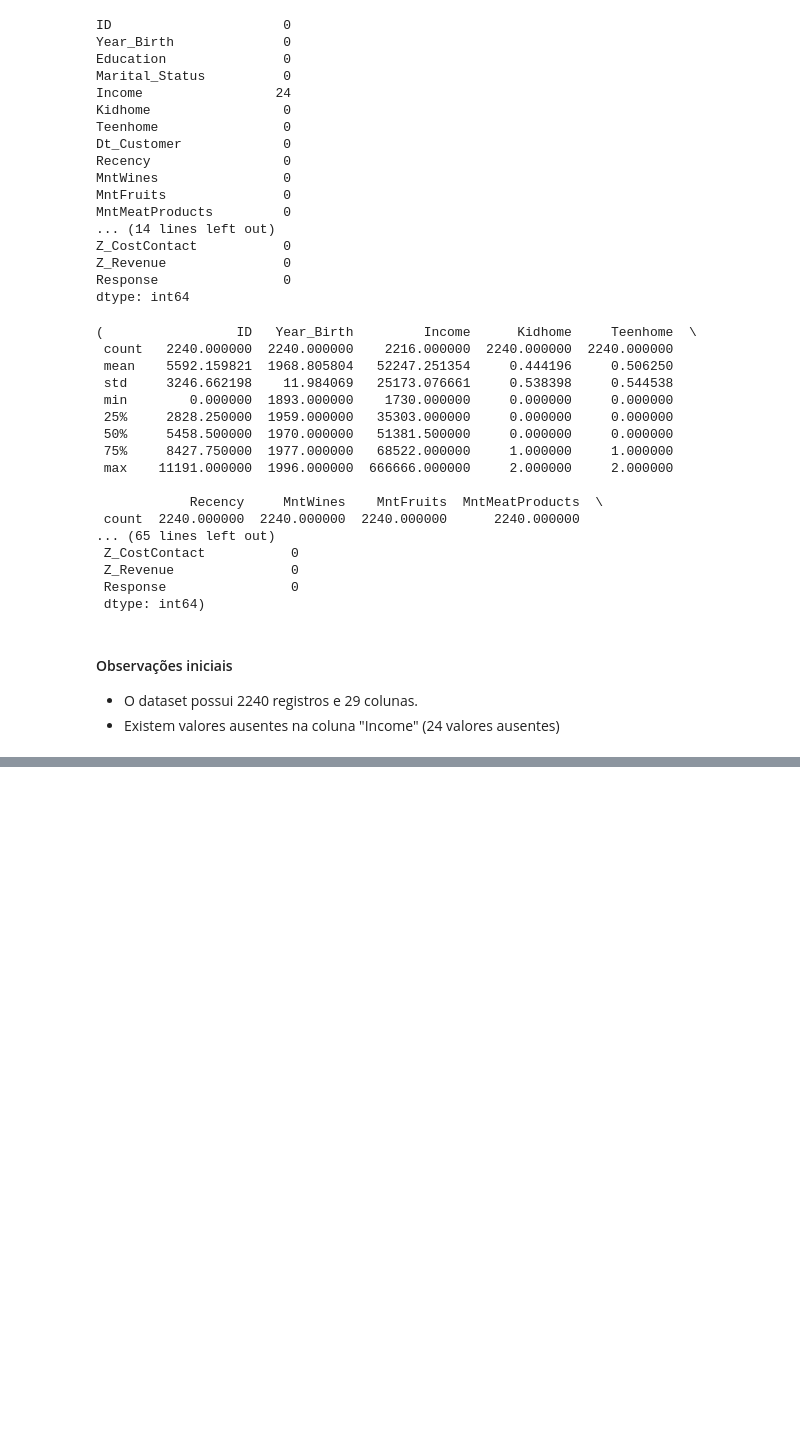
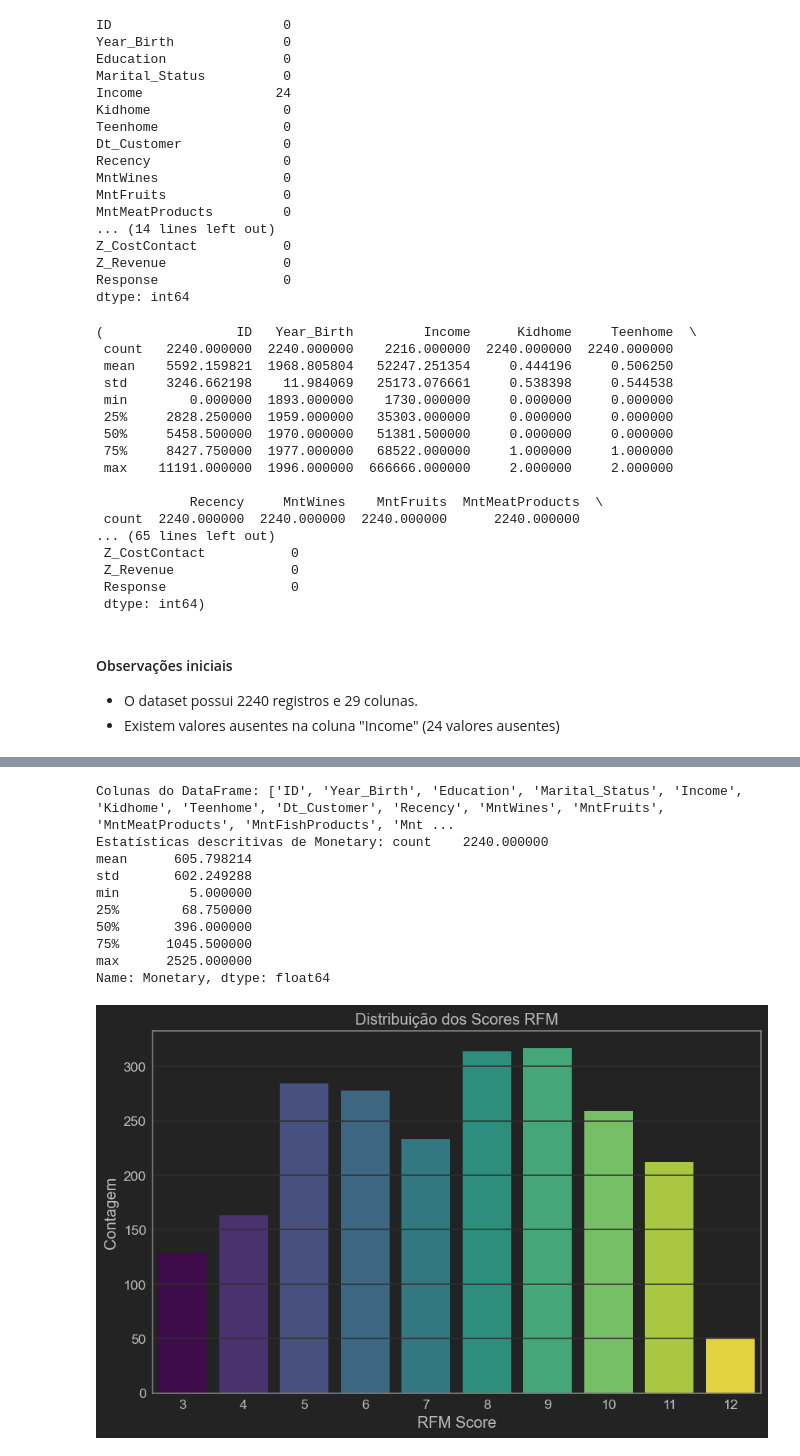
Before and after one commit to ragnarthur/marketing-analysis, a Jupyter notebook: analise.ipynb, the cells around one changed output, grey strips where cells are left out. Drawn from its saved outputs; the diff is of its cells as text; code cells hidden in the pictures; blank space fills up the shorter version.

```diff
--- a/analise.ipynb
+++ b/analise.ipynb
@@ -124,0 +226,7 @@ statistics, missing_values
+# %%
+# Recency: já está na coluna 'Recency'
+# Frequency: soma das compras nas diferentes categorias
+df['Frequency'] = df[['NumDealsPurchases', 'NumWebPurchases', 'NumCatalogPurchases', 'NumStorePurchases']].sum(axis=1)
+# %%
+# Monetary: soma dos valores gastos nas diferentes categorias
+df['Monetary'] = df[['MntWines', 'MntFruits', 'MntMeatProducts', 'MntFishProducts', 'MntSweetProducts', 'MntGoldProds']].sum(axis=1)
@@ -124,0 +246,6 @@ statistics, missing_values
+# %%
+# Calcular o índice Frequency
+df['Frequency'] = df[['NumDealsPurchases', 'NumWebPurchases', 'NumCatalogPurchases', 'NumStorePurchases']].sum(axis=1)
+# %%
+# Calcular o índice Monetary
+df['Monetary'] = df[['MntWines', 'MntFruits', 'MntMeatProducts', 'MntFishProducts', 'MntSweetProducts', 'MntGoldProds']].sum(axis=1)
@@ -124,0 +276,58 @@ statistics, missing_values
+# %%
+# Listar as colunas do DataFrame para verificar se estão corretas
+print("Colunas do DataFrame:", df.columns.tolist())
+
+# Preencher valores ausentes na coluna Income com a mediana
+df['Income'] = df['Income'].fillna(df['Income'].median())
+
+# Calcular o índice Frequency
+df['Frequency'] = df[['NumDealsPurchases', 'NumWebPurchases', 'NumCatalogPurchases', 'NumStorePurchases']].sum(axis=1)
+
+# Calcular o índice Monetary
+df['Monetary'] = df[['MntWines', 'MntFruits', 'MntMeatProducts', 'MntFishProducts', 'MntSweetProducts', 'MntGoldProds']].sum(axis=1)
+
+# Exibir estatísticas descritivas para a coluna Monetary
+monetary_statistics = df['Monetary'].describe()
+print("Estatísticas descritivas de Monetary:", monetary_statistics)
+
+# Segmentar Recency, Frequency e Monetary em quartis
+df['Recency_Segment'] = pd.qcut(df['Recency'], 4, labels=[4, 3, 2, 1])
+df['Frequency_Segment'] = pd.qcut(df['Frequency'], 4, labels=[1, 2, 3, 4])
+df['Monetary_Segment'] = pd.qcut(df['Monetary'], 4, labels=[1, 2, 3, 4])
+
+# Calcular o valor RFM total
+df['RFM_Score'] = df['Recency_Segment'].astype(int) + df['Frequency_Segment'].astype(int) + df['Monetary_Segment'].astype(int)
+
+# Contar a distribuição dos scores RFM
+rfm_counts = df['RFM_Score'].value_counts().sort_index()
+
+# Visualizar a distribuição dos scores RFM
+plt.figure(figsize=(10, 6))
+sns.barplot(x=rfm_counts.index, y=rfm_counts.values, hue=rfm_counts.index, palette='viridis', dodge=False)
+plt.legend([],[], frameon=False)
+plt.title('Distribuição dos Scores RFM')
+plt.xlabel('RFM Score')
+plt.ylabel('Contagem')
+plt.show()
+
+# Analisar estatísticas descritivas dos segmentos RFM
+rfm_segments_analysis = df.groupby('RFM_Score').agg({
+    'Recency': ['mean', 'median'],
+    'Frequency': ['mean', 'median'],
+    'Monetary': ['mean', 'median'],
+    'ID': 'count'
+}).rename(columns={'ID': 'Count'})
+
+rfm_segments_analysis
+# %% [output]
+Colunas do DataFrame: ['ID', 'Year_Birth', 'Education', 'Marital_Status', 'Income', 'Kidhome', 'Teenhome', 'Dt_Customer', 'Recency', 'MntWines', 'MntFruits', 'MntMeatProducts', 'MntFishProducts', 'Mnt ...
+Estatísticas descritivas de Monetary: count    2240.000000
+mean      605.798214
+std       602.249288
+min         5.000000
+25%        68.750000
+50%       396.000000
+75%      1045.500000
+max      2525.000000
+Name: Monetary, dtype: float64
+[figure, added]
```
Also changed, not shown: parts of 24 cells of this notebook.
